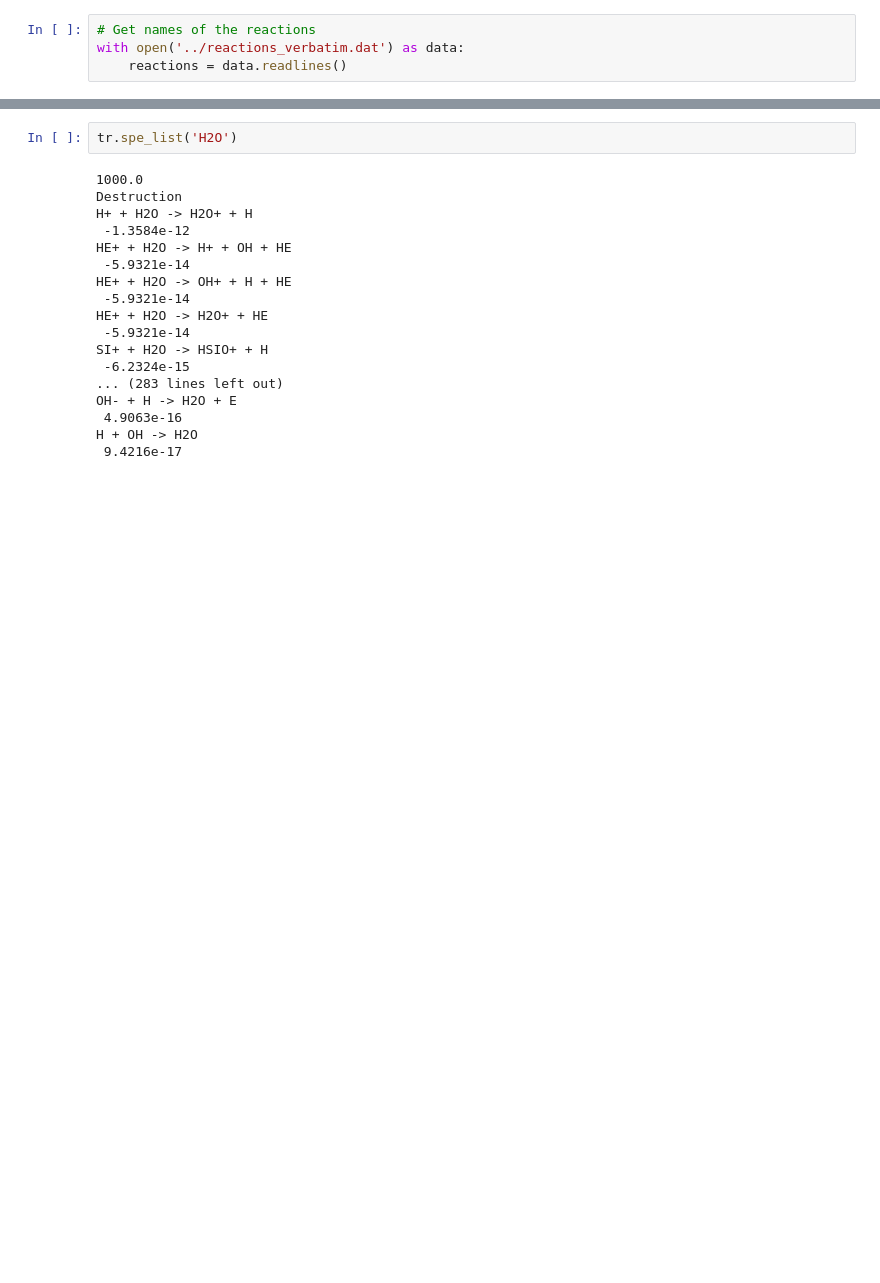
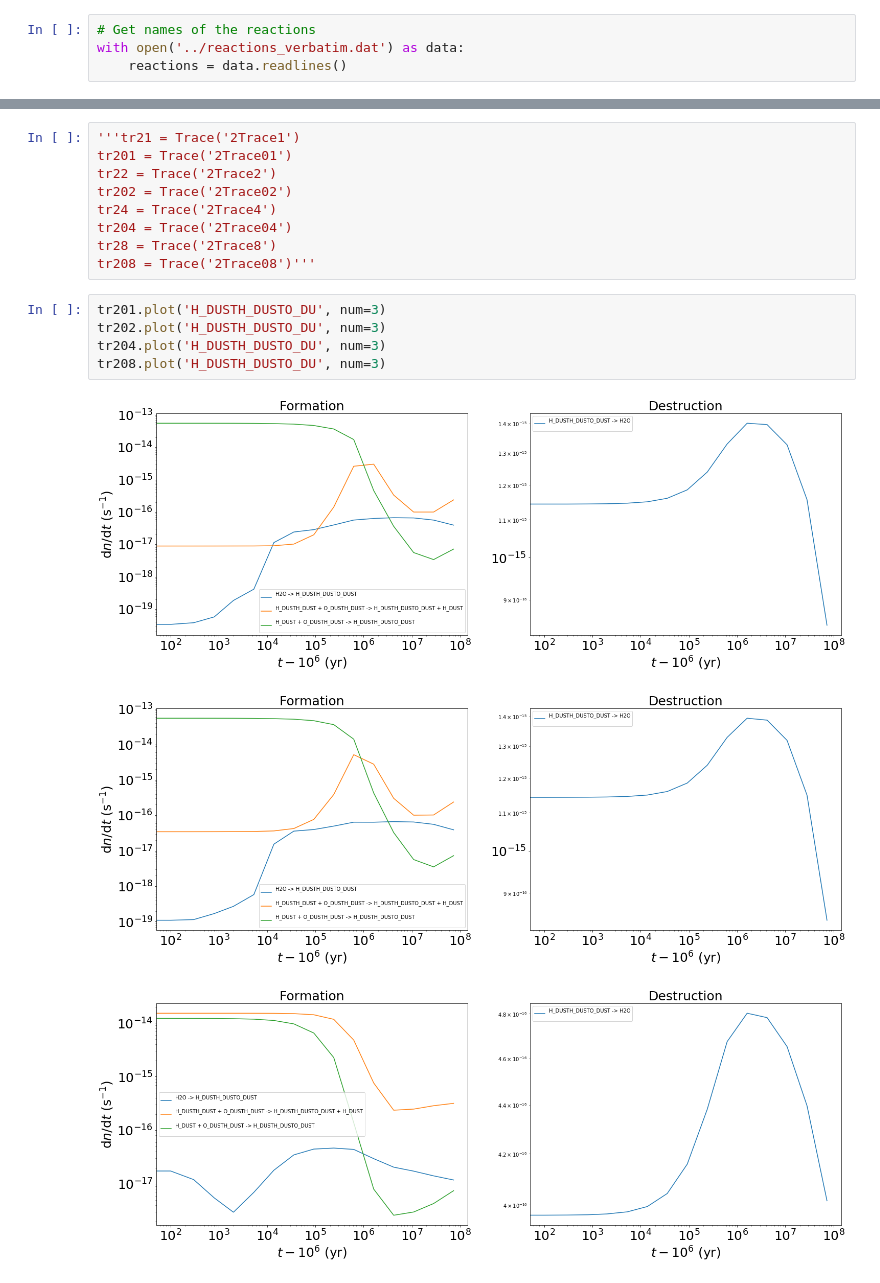
Before and after one commit to slowdivePTG/X-ray-chemistry, a Jupyter notebook: KROME/AGN_pc/data/Trace.ipynb, the cells around one changed output, grey strips where cells are left out. Saved outputs shown, nothing was run; the diff lists cells and outputs as text; blank space fills up the shorter version.

Commit message:
Trace reactions v2.0

```diff
--- a/KROME/AGN_pc/data/Trace.ipynb
+++ b/KROME/AGN_pc/data/Trace.ipynb
@@ -64,20 +98,18 @@ tr = Trace('1Trace1')
-# %%
-tr.spe_list('H2O')
-# %% [output]
-1000.0
-Destruction
-H+ + H2O -> H2O+ + H
- -1.3584e-12
-HE+ + H2O -> H+ + OH + HE
- -5.9321e-14
-HE+ + H2O -> OH+ + H + HE
- -5.9321e-14
-HE+ + H2O -> H2O+ + HE
- -5.9321e-14
-SI+ + H2O -> HSIO+ + H
- -6.2324e-15
-... (283 lines left out)
-OH- + H -> H2O + E
- 4.9063e-16
-H + OH -> H2O
- 9.4216e-17
+# %%
+'''tr21 = Trace('2Trace1')
+tr201 = Trace('2Trace01')
+tr22 = Trace('2Trace2')
+tr202 = Trace('2Trace02')
+tr24 = Trace('2Trace4')
+tr204 = Trace('2Trace04')
+tr28 = Trace('2Trace8')
+tr208 = Trace('2Trace08')'''
+# %%
+tr201.plot('H_DUSTH_DUSTO_DU', num=3)
+tr202.plot('H_DUSTH_DUSTO_DU', num=3)
+tr204.plot('H_DUSTH_DUSTO_DU', num=3)
+tr208.plot('H_DUSTH_DUSTO_DU', num=3)
+# %% [output]
+[figure, added]
+[figure, added]
+[figure, added]
```
Also changed, not shown: parts of 6 cells of this notebook, 1 other file.
